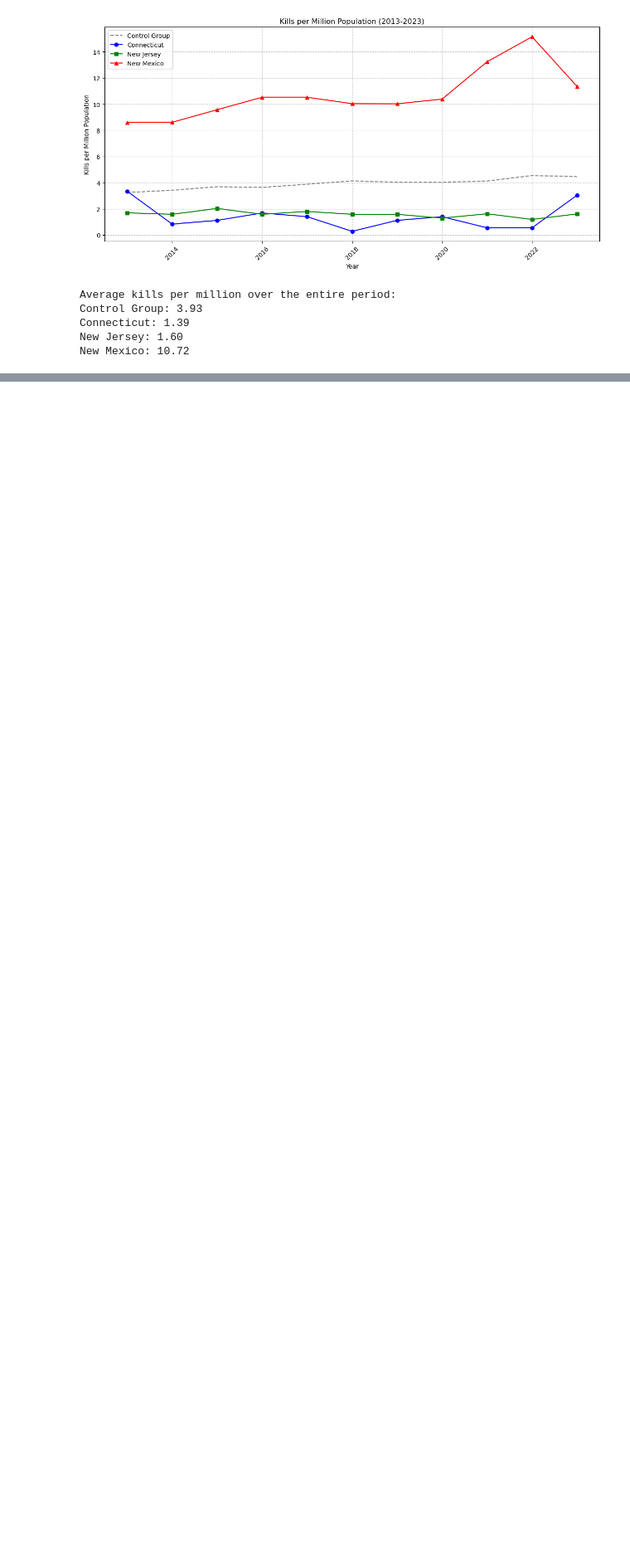
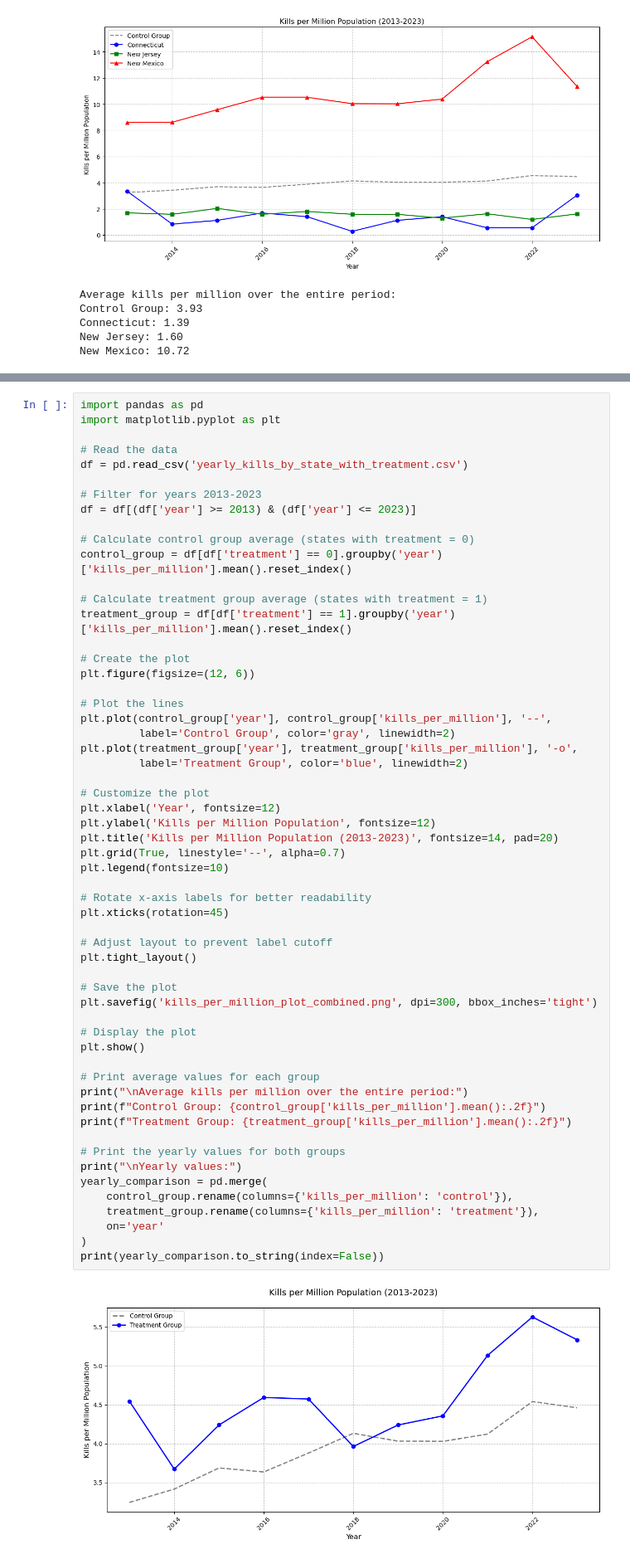
Before and after one commit to haechan01/Econometrics-project, a Jupyter notebook: assignment5.ipynb, the cells around one changed output, grey strips where cells are left out. Shown at 83% size. Saved outputs shown, nothing was run; the diff lists cells and outputs as text; blank space fills up the shorter version.

```diff
--- a/assignment5.ipynb
+++ b/assignment5.ipynb
@@ -205,0 +384,59 @@ New Mexico: 10.72
+# %%
+import pandas as pd
+import matplotlib.pyplot as plt
+
+# Read the data
+df = pd.read_csv('yearly_kills_by_state_with_treatment.csv')
+
+# Filter for years 2013-2023
+df = df[(df['year'] >= 2013) & (df['year'] <= 2023)]
+
+# Calculate control group average (states with treatment = 0)
+control_group = df[df['treatment'] == 0].groupby('year')['kills_per_million'].mean().reset_index()
+
+# Calculate treatment group average (states with treatment = 1)
+treatment_group = df[df['treatment'] == 1].groupby('year')['kills_per_million'].mean().reset_index()
+
+# Create the plot
+plt.figure(figsize=(12, 6))
+
+# Plot the lines
+plt.plot(control_group['year'], control_group['kills_per_million'], '--',
+         label='Control Group', color='gray', linewidth=2)
+plt.plot(treatment_group['year'], treatment_group['kills_per_million'], '-o',
+         label='Treatment Group', color='blue', linewidth=2)
+
+# Customize the plot
+plt.xlabel('Year', fontsize=12)
+plt.ylabel('Kills per Million Population', fontsize=12)
+plt.title('Kills per Million Population (2013-2023)', fontsize=14, pad=20)
+plt.grid(True, linestyle='--', alpha=0.7)
+plt.legend(fontsize=10)
+
+# Rotate x-axis labels for better readability
+plt.xticks(rotation=45)
+
+# Adjust layout to prevent label cutoff
+plt.tight_layout()
+
+# Save the plot
+plt.savefig('kills_per_million_plot_combined.png', dpi=300, bbox_inches='tight')
+
+# Display the plot
+plt.show()
+
+# Print average values for each group
+print("\nAverage kills per million over the entire period:")
+print(f"Control Group: {control_group['kills_per_million'].mean():.2f}")
+print(f"Treatment Group: {treatment_group['kills_per_million'].mean():.2f}")
+
+# Print the yearly values for both groups
+print("\nYearly values:")
+yearly_comparison = pd.merge(
+    control_group.rename(columns={'kills_per_million': 'control'}),
+    treatment_group.rename(columns={'kills_per_million': 'treatment'}),
+    on='year'
+)
+print(yearly_comparison.to_string(index=False))
+# %% [output]
+[figure, added]
```
Also changed, not shown: parts of 9 cells of this notebook, 3 other files.
